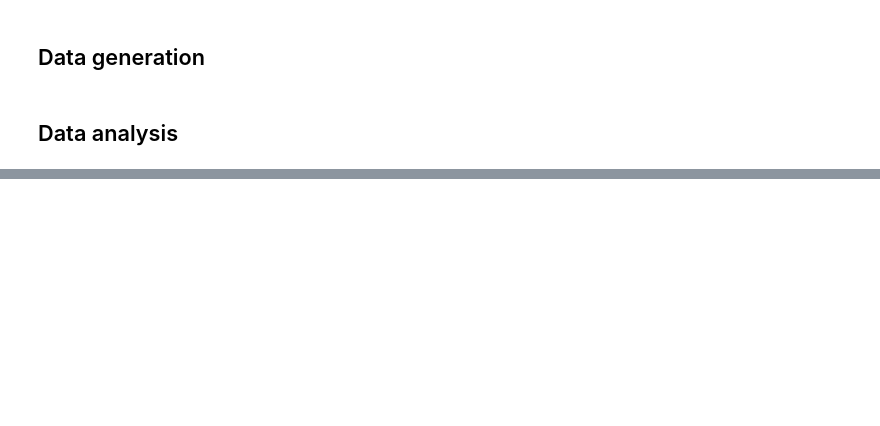
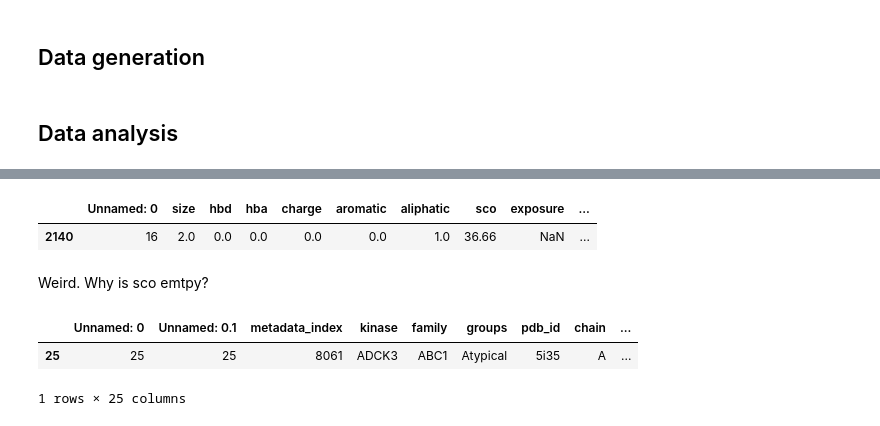
Before and after one commit to volkamerlab/kissim, a Jupyter notebook: scripts/klifs_non_standard_aminoacids.ipynb, the cells around one changed output, grey strips where cells are left out. Cells and saved outputs as stored; diff of their text form; code cells hidden in the pictures; blank space fills up the shorter version.

```diff
--- a/scripts/klifs_non_standard_aminoacids.ipynb
+++ b/scripts/klifs_non_standard_aminoacids.ipynb
@@ -163,0 +254,10 @@ Decisions for preprocessing and encoding:
+# %%
+fingerprints[
+    (fingerprints.molecule_code == 'HUMAN/ADCK3_5i35_chainA') &
+    (fingerprints['Unnamed: 0'] == 16)
+]
+# %% [output]
+|  | Unnamed: 0 | size | hbd | hba | charge | aromatic | aliphatic | sco | exposure | ... |
+| 2140 | 16 | 2.0 | 0.0 | 0.0 | 0.0 | 0.0 | 1.0 | 36.66 | NaN | ... |
+# %% [markdown]
+Weird. Why is sco emtpy?
@@ -163,0 +266,6 @@ Decisions for preprocessing and encoding:
+# %%
+entry
+# %% [output]
+|  | Unnamed: 0 | Unnamed: 0.1 | metadata_index | kinase | family | groups | pdb_id | chain | ... |
+| 25 | 25 | 25 | 8061 | ADCK3 | ABC1 | Atypical | 5i35 | A | ... |
+1 rows × 25 columns
```
Also changed, not shown: parts of 29 cells of this notebook.
